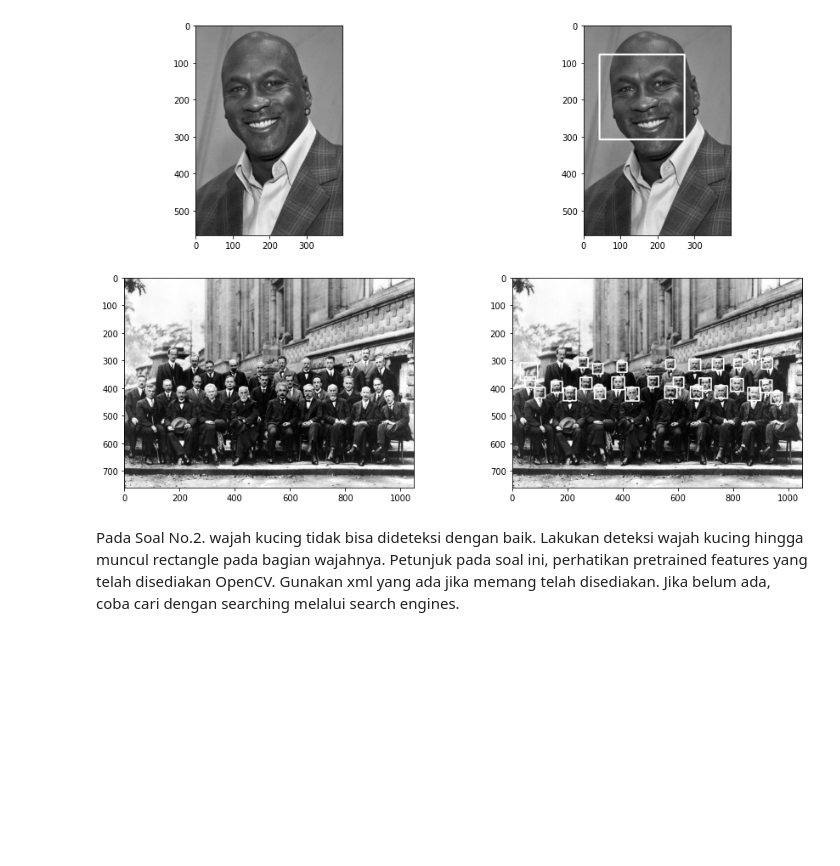
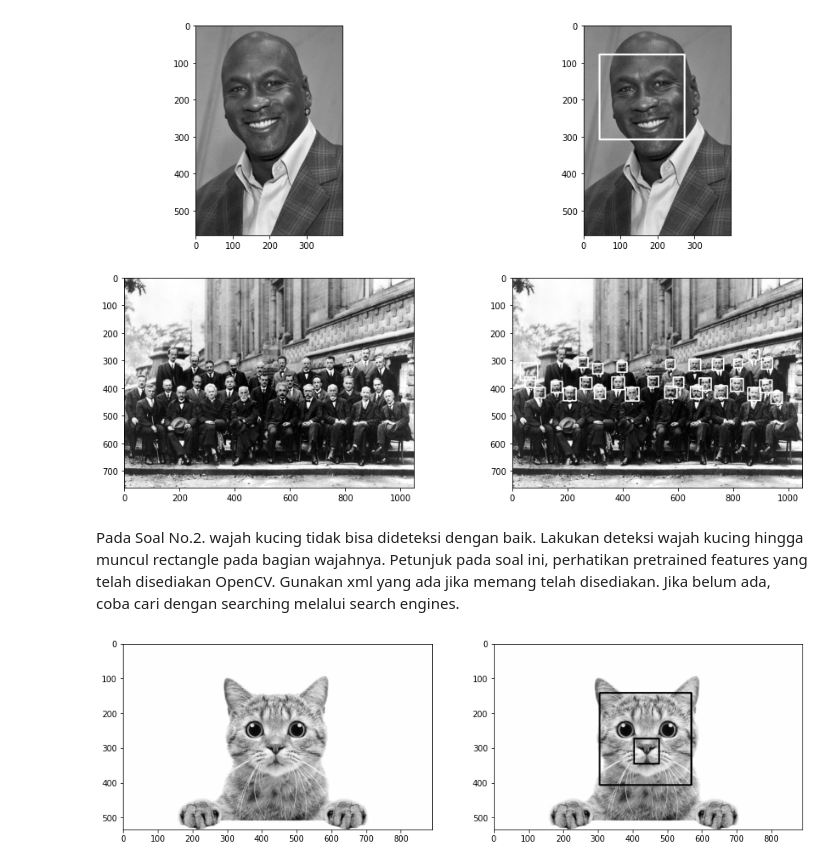
Before and after one commit to hunaynr/PCVK_Genap_2021, a Jupyter notebook: Week12.ipynb, the cells around one changed output. Drawn from its saved outputs; the diff is of its cells as text; code cells hidden in the pictures; blank space fills up the shorter version.

```diff
--- a/Week12.ipynb
+++ b/Week12.ipynb
@@ -92,3 +92,22 @@ plt.show()
 [figure]
 # %% [markdown]
 Pada Soal No.2. wajah kucing tidak bisa dideteksi dengan baik. Lakukan deteksi wajah kucing hingga muncul rectangle pada bagian wajahnya. Petunjuk pada soal ini, perhatikan pretrained features yang telah disediakan OpenCV. Gunakan xml yang ada jika memang telah disediakan. Jika belum ada, coba cari dengan searching melalui search engines.
+# %%
+cascade_wajah = cv.CascadeClassifier('/content/drive/MyDrive/Image Processing/haarcascades/haarcascade_frontalcatface_extended.xml')
+
+kucing = cv.imread('/content/drive/MyDrive/Image Processing/facedet/kucing.jpg')
+kucing_ori = cv.imread('/content/drive/MyDrive/Image Processing/facedet/kucing.jpg')
+kucing_gray = cv.cvtColor(kucing, cv.COLOR_BGR2GRAY)
+kucing_ori_gray = cv.cvtColor(kucing_ori, cv.COLOR_BGR2GRAY)
+
+roi_wajah = cascade_wajah.detectMultiScale(kucing_gray)
+for (x,y,w,h) in roi_wajah:
+  cv.rectangle(kucing_gray,(x,y),(x+w,y+h),(0,0,255),3)
+
+# Plot outputs
+f, axarr = plt. subplots(1,2,figsize=(15,15))
+plt.subplot(121),plt.imshow(kucing_ori_gray, cmap='gray')
+plt.subplot(122),plt.imshow(kucing_gray, cmap='gray')
+plt.show()
+# %% [output]
+[figure, added]
```
Also changed, not shown: parts of 2 cells of this notebook.
